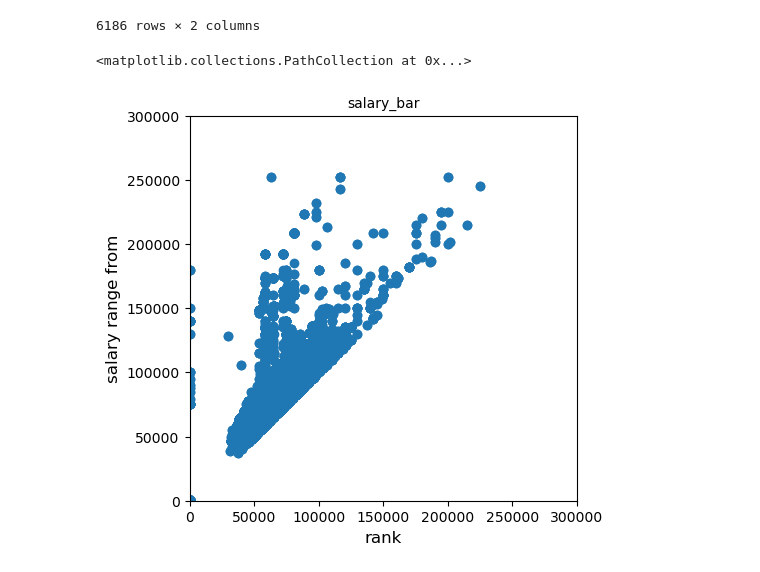
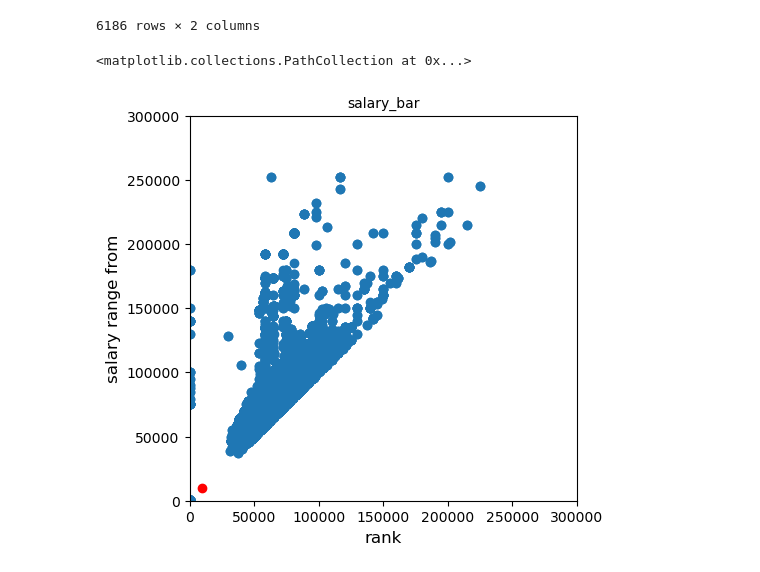
Before and after one commit to dfirst-education/sample, a Jupyter notebook: 5.2_pd_scatter.ipynb, the cells around one changed output. Cells and saved outputs as stored; diff of their text form; code cells hidden in the pictures.

```diff
--- a/5.2_pd_scatter.ipynb
+++ b/5.2_pd_scatter.ipynb
@@ -36,15 +36,16 @@ from pylab import rcParams
 # %%
 rcParams['figure.figsize'] = 5, 5 # Graph Size (width, height)
 plt.tight_layout() # Function to prevent graphs from overlapping each other
 
 plt.xlabel("rank", fontsize=12) # x-axis label
 plt.ylabel("salary range from", fontsize=12) # y-axis label
 plt.title("salary_bar", fontsize=10)
 
 plt.xlim(0, 300000) # x-axis range
 plt.ylim(0, 300000) # y-axis range
 
 plt.scatter(df_jsonl['Salary Range From'], df_jsonl['Salary Range To'])
+plt.scatter(10000, 10000, c="red")
 # %% [output]
 <matplotlib.collections.PathCollection at 0x...>
-[figure, old version]
+[figure, new version]
```
Also changed, not shown: 1 other file.
